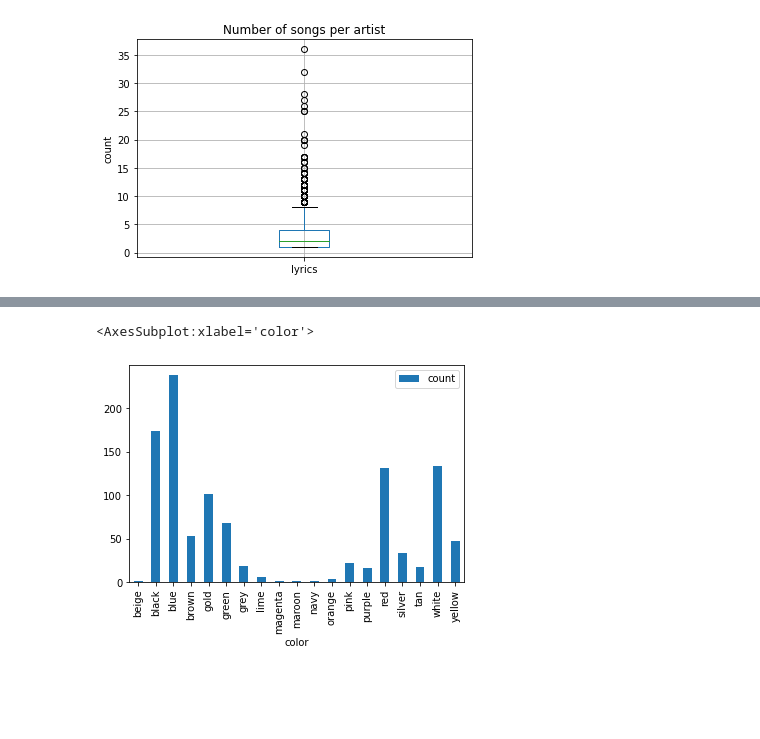
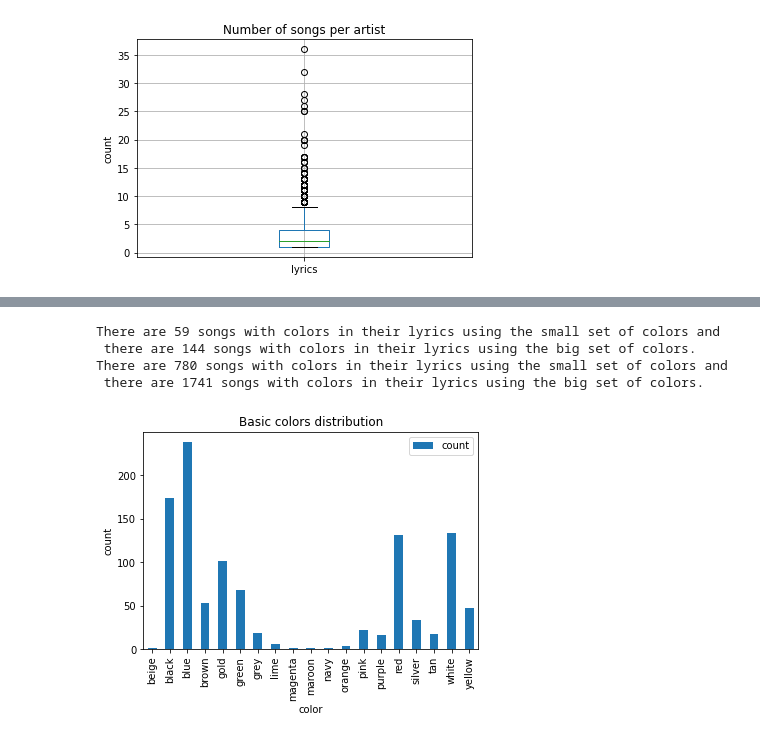
Before and after one commit to com-480-data-visualization/data-visualization-project-2021-pia, a Jupyter notebook: exploratory_analysis.ipynb, the cells around one changed output, grey strips where cells are left out. Saved outputs shown, nothing was run; the diff lists cells and outputs as text; code cells hidden in the pictures; blank space fills up the shorter version.

```diff
--- a/exploratory_analysis.ipynb
+++ b/exploratory_analysis.ipynb
@@ -107,9 +166,47 @@ colored_songs = music_data[music_data['intersection_colors_lyrics'] != set()]
+# %%
+small_colored_songs = music_data[
+    music_data["small_intersection_colors_lyrics"] != set()
+]
+colored_songs = music_data[music_data["intersection_colors_lyrics"] != set()]
+
+small_colored_titles = music_data[
+    music_data["small_intersection_colors_title"] != set()
+]
+colored_titles = music_data[music_data["intersection_colors_title"] != set()]
+# %%
+print(
+    f"There are {len(small_colored_titles)} songs with colors in their lyrics using the small set of colors and\n there are {len(colored_titles)} songs with colors in their lyrics using the big set of colors."
+)
+
+print(
+    f"There are {len(small_colored_songs)} songs with colors in their lyrics using the small set of colors and\n there are {len(colored_songs)} songs with colors in their lyrics using the big set of colors."
+)
+# %% [output]
+There are 59 songs with colors in their lyrics using the small set of colors and
+ there are 144 songs with colors in their lyrics using the big set of colors.
+There are 780 songs with colors in their lyrics using the small set of colors and
+ there are 1741 songs with colors in their lyrics using the big set of colors.
 # %%
-color_counts = pd.DataFrame([color for colors_list in list(colored_songs['intersection_colors_lyrics'].map(lambda set_ : list(set_))) for color in colors_list], columns=['color']).reset_index().groupby('color').count()
+color_counts = (
+    pd.DataFrame(
+        [
+            color
+            for colors_list in list(
+                small_colored_songs["small_intersection_colors_lyrics"].map(lambda set_: list(set_))
+            )
+            for color in colors_list
+        ],
+        columns=["color"],
+    )
+    .reset_index()
+    .groupby("color")
+    .count()
+    .rename(columns={'index' : 'count'})
+)
-# %%
-color_counts = color_counts.rename(columns={'index' : 'count'})
-# %%
-color_counts.plot(kind='bar')
-# %% [output]
-<AxesSubplot:xlabel='color'>
-[figure, removed]
+# %%
+color_counts.plot(kind='bar')
+plt.title("Basic colors distribution")
+plt.ylabel('count')
+plt.show()
+# %% [output]
+[figure, added]
```
Also changed, not shown: parts of 21 cells of this notebook.
